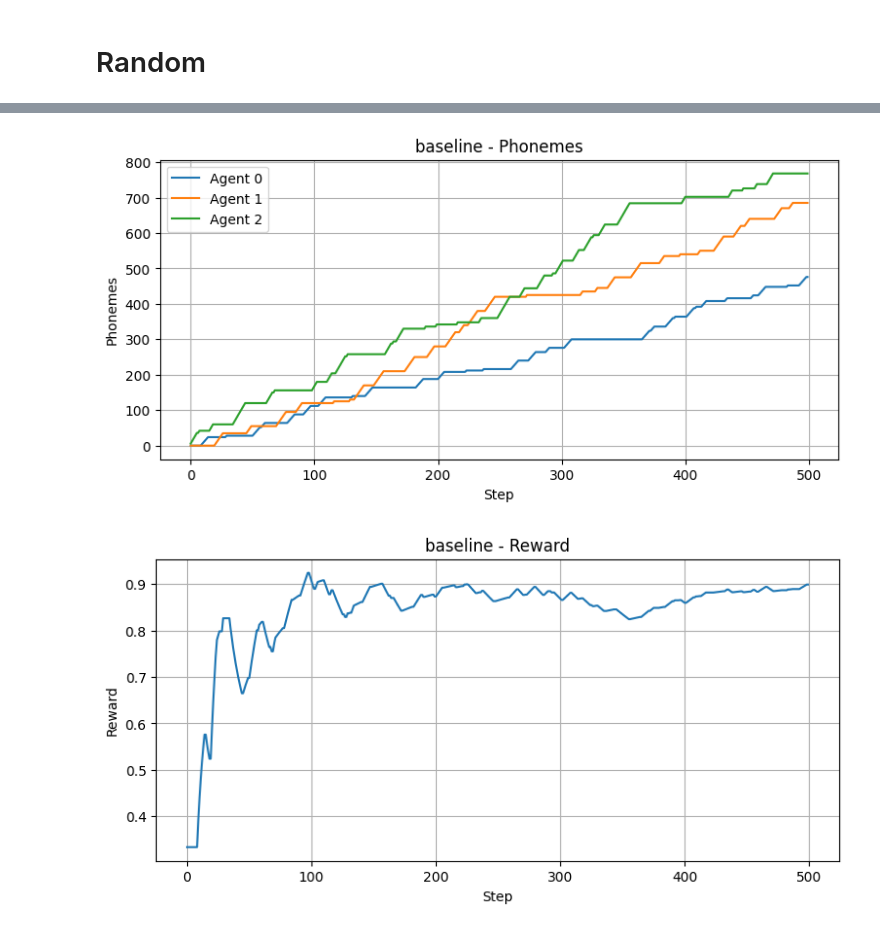
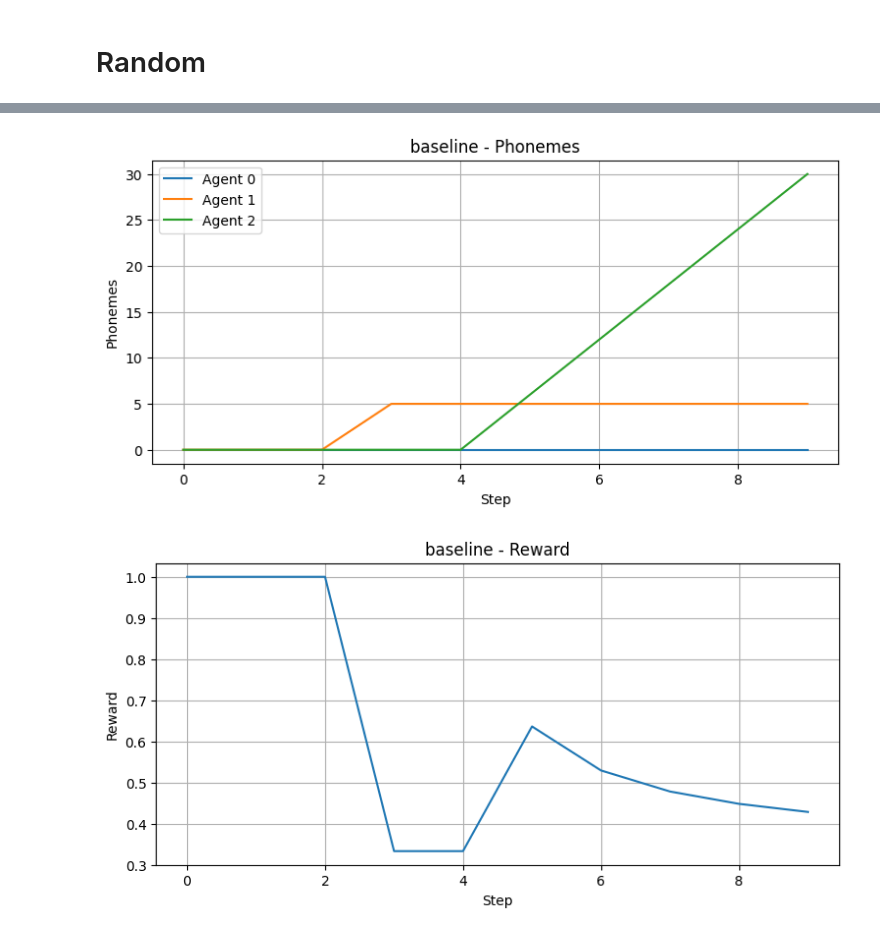
Before and after one commit to ofirmac/env, a Jupyter notebook: src/test_result/diffrent_action.ipynb, the cells around one changed output, grey strips where cells are left out. Saved outputs shown, nothing was run; the diff lists cells and outputs as text; code cells hidden in the pictures.

```diff
--- a/src/test_result/diffrent_action.ipynb
+++ b/src/test_result/diffrent_action.ipynb
@@ -194,6 +194,6 @@ plot_results(p, r, 'baseline')
 # %%
 # Create environment
 env_rand = GuestEnv(max_steps=10, reward_shaping=False)  # Shorter episodes for more frequent logging
-p, r = run_env(env_stare, action_arr[2],steps=500)
+p, r = run_env(env_rand, action_arr[2],steps=500)
 plot_results(p, r, 'baseline')
 # %% [output]
@@ -201,5 +201,5 @@ plot_results(p, r, 'baseline')
-[figure, old version]
+[figure, new version]
-[figure, old version]
+[figure, new version]
 # %%
 # Create environment
 env_rand = GuestEnv(max_steps=10, reward_shaping=False)  # Shorter episodes for more frequent logging
```
Also changed, not shown: parts of 10 cells of this notebook, 3 other files.
